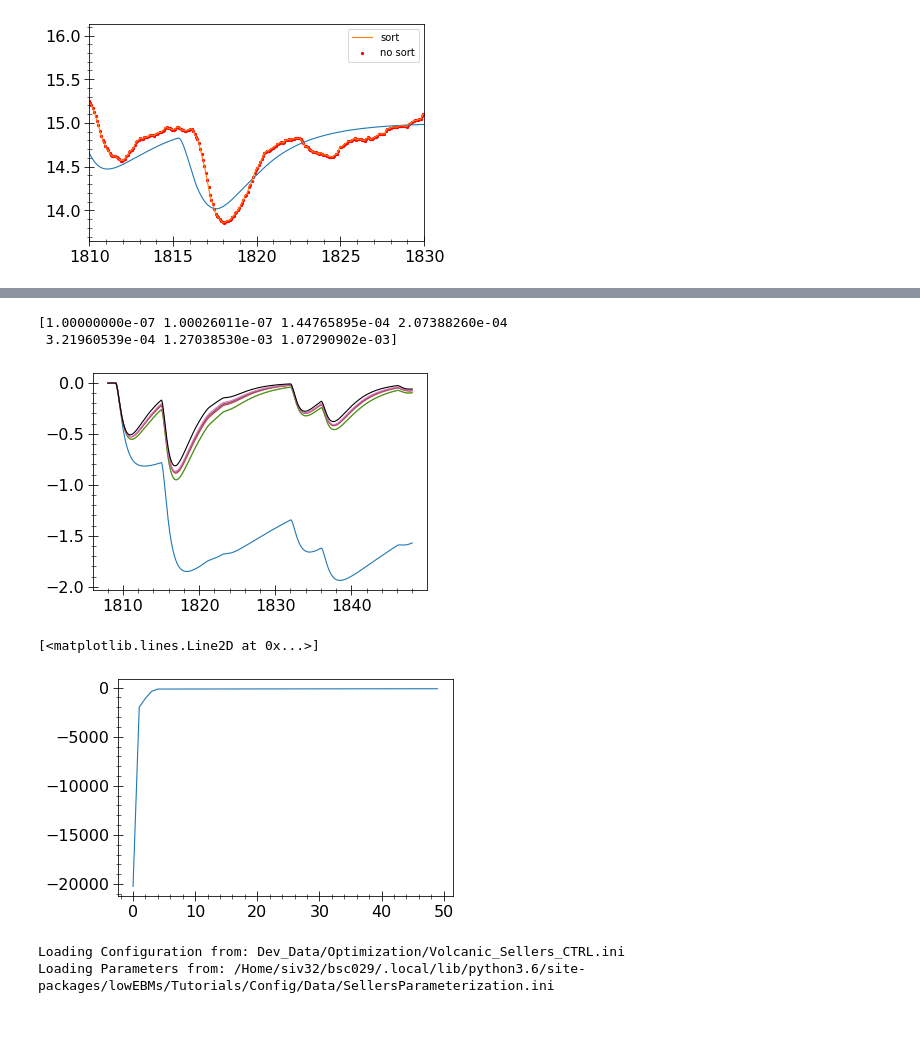
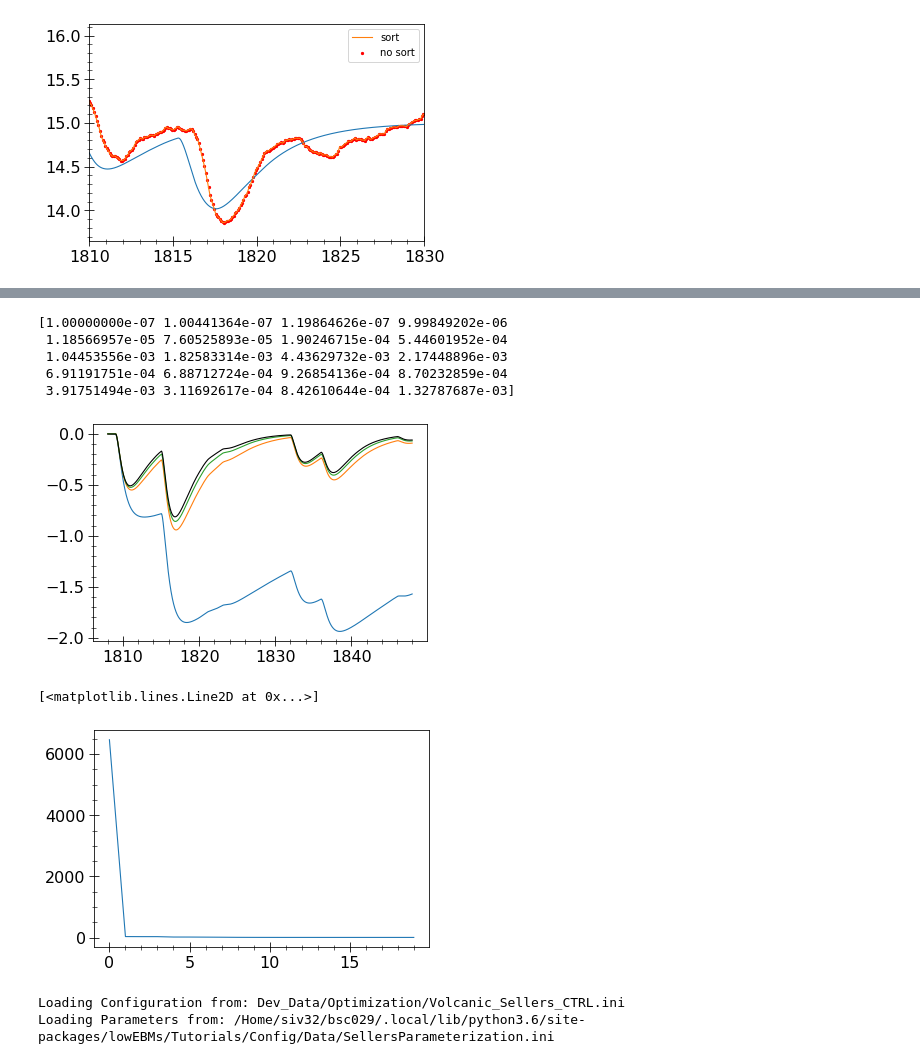
Before and after one commit to BenniSchmiedel/Low-dimensional-EBMs, a Jupyter notebook: Development_OptimizationGMTTarget.ipynb, the cells around one changed output, grey strips where cells are left out. Cells and saved outputs as stored; diff of their text form; code cells hidden in the pictures; blank space fills up the shorter version.

```diff
--- a/Development_OptimizationGMTTarget.ipynb
+++ b/Development_OptimizationGMTTarget.ipynb
@@ -34,6 +34,8 @@ order=np.argsort(time_HADCM3)
 GMT_HADCM3_smoothed=moving_average(GMT_HADCM3[order],12)
 # %%
 Year_volc, CWL_GMT,  EVA_GMT, CWLcorr_GMT=np.genfromtxt('Data/Volc_800_2000.txt',skip_header=1,unpack=True)
+Year_NorESM, SO4_FORC, SAT_GISS, SAT_VOLC, SAT_ZERO, SAT_AFIT, SAT_TREN= \
+np.genfromtxt('Data/NorESM_Pinatubo_GMST_response.txt',skip_header=1,unpack=True)
 #Year_NorESM, SO4_FORC, SAT_GISS, SAT_VOLC, SAT_ZERO, SAT_AFIT, SAT_TREN= \
 #np.genfromtxt('Data/NorESM_Pinatubo_GMST_response.txt',skip_header=1,unpack=True)
 # %%
@@ -41,6 +43,7 @@ Year_volc_1800_1850=Year_volc[int(1000*365/4):int(1040*365/4)]
 Year_volc_1808_1858=Year_volc[int(1008*365/4):int(1048*365/4)]
 EVA_GMT_1800_1850=EVA_GMT[int(1000*365/4):int(1040*365/4)]
 EVA_GMT_1808_1858=EVA_GMT[int(1008*365/4):int(1048*365/4)]
+NORESM_1990_2005=SAT_VOLC-SAT_TREN
 # %%
 #print(time_HADCM3)
 #print(GMT_HADCM3)
@@ -231,23 +234,23 @@ def add_parameters(config,P_config,labels):
 # %%
 #labels=[['eqparam','c_ao'],['func1','a'],['func1','b'],['func2','factor_oc'],['func2','factor_kwv'],['func2','factor_kair']]
 #labels=[['eqparam','c_ao'],['func1','a'],['func1','b']]
-labels=[['eqparam','c_ao'],['func1','m'],['func1','gamma'],['func2','factor_oc'],['func2','factor_kwv'],['func2','factor_kair']]
+labels=[['eqparam','c_ao'],['func1','k'],['func1','m'],['func1','gamma'],['func2','factor_oc'],['func2','factor_kwv'],['func2','factor_kair']]
 #P0=np.array([70*4.2e6,230,2.5])
-P0=np.array([70*4.2e6,0.5,1.9e-15,1.165,1.165,1.165])
-Pmin=np.array([1*4.2e6,0.4,0.5e-15,0.9,0.9,0.9])
-Pmax=np.array([150*4.2e6,0.6,5e-15,1.3,1.3,1.3])
+P0=np.array([70*4.2e6,1,0.5,1.9e-15,1.165,1.165,1.165])
+Pmin=np.array([1*4.2e6,0.9,0.4,0.5e-15,0.9,0.9,0.9])
+Pmax=np.array([150*4.2e6,1.1,0.6,5e-15,1.3,1.3,1.3])
 P_pert_ratio=1/10000
 #Pmin=np.array([20*4.2e6,190,1.7])
 #Pmax=np.array([120*4.2e6,250,3.3])
 #P_pert=(Pmax-Pmin)/100
-precision=1e-5
-maxlength=int(10)
+precision=1e-7
+maxlength=int(20)
 targetmode='GMT'
-target=EVA_GMT_1808_1858
+target=NORESM_1990_2005#EVA_GMT_1808_1858
 targetfunction='LeastSquare'
 ratio_ZMT_GMT=0.5
-num_params=6
-gamma0=1e-7
+num_params=7
+gamma0=1e-8
 setup={'number_of_parameters': num_params, 'number_of_cycles': 1, 'number_of_parallels': int(num_params*2+1)}
 control=True
 
@@ -306,5 +291,5 @@ Iteration no.3
 # %%
-for i in range(7):
+for i in [0,2,-1]:
     plt.plot(Year_volc_1808_1858,data[i,0],label=i)
 #plt.plot(Year_volc_1808_1858,data[1,1])
 #plt.plot(Year_volc_1808_1858,data[1,2])
@@ -315,14 +300,17 @@ plt.plot(Year_volc_1808_1858,EVA_GMT_1808_1858,c='k')
 #plt.xlim(1808,1858)
 print(gamma)
 # %% [output]
-[1.00000000e-07 1.00026011e-07 1.44765895e-04 2.07388260e-04
- 3.21960539e-04 1.27038530e-03 1.07290902e-03]
+[1.00000000e-07 1.00441364e-07 1.19864626e-07 9.99849202e-06
+ 1.18566957e-05 7.60525893e-05 1.90246715e-04 5.44601952e-04
+ 1.04453556e-03 1.82583314e-03 4.43629732e-03 2.17448896e-03
+ 6.91191751e-04 6.88712724e-04 9.26854136e-04 8.70232859e-04
+ 3.91751494e-03 3.11692617e-04 8.42610644e-04 1.32787687e-03]
-[figure, old version]
+[figure, new version]
 # %%
-plt.plot(np.arange(50),dF[:,0])
+plt.plot(np.arange(20),F[:,0])
 # %% [output]
 [<matplotlib.lines.Line2D at 0x...>]
-[figure, old version]
+[figure, new version]
 # %%
 labels=[['eqparam','c_ao'],['func1','m'],['func1','gamma'],['func2','factor_oc'],['func2','factor_kwv'],['func2','factor_kair']]
 P_optimal=[2.95884187e+08, 5.30172001e-01, 4.67588394e-15, 1.16595323e+00, 1.16530232e+00, 1.16991354e+00]
```
Also changed, not shown: parts of 2 cells of this notebook, 13 other files.
